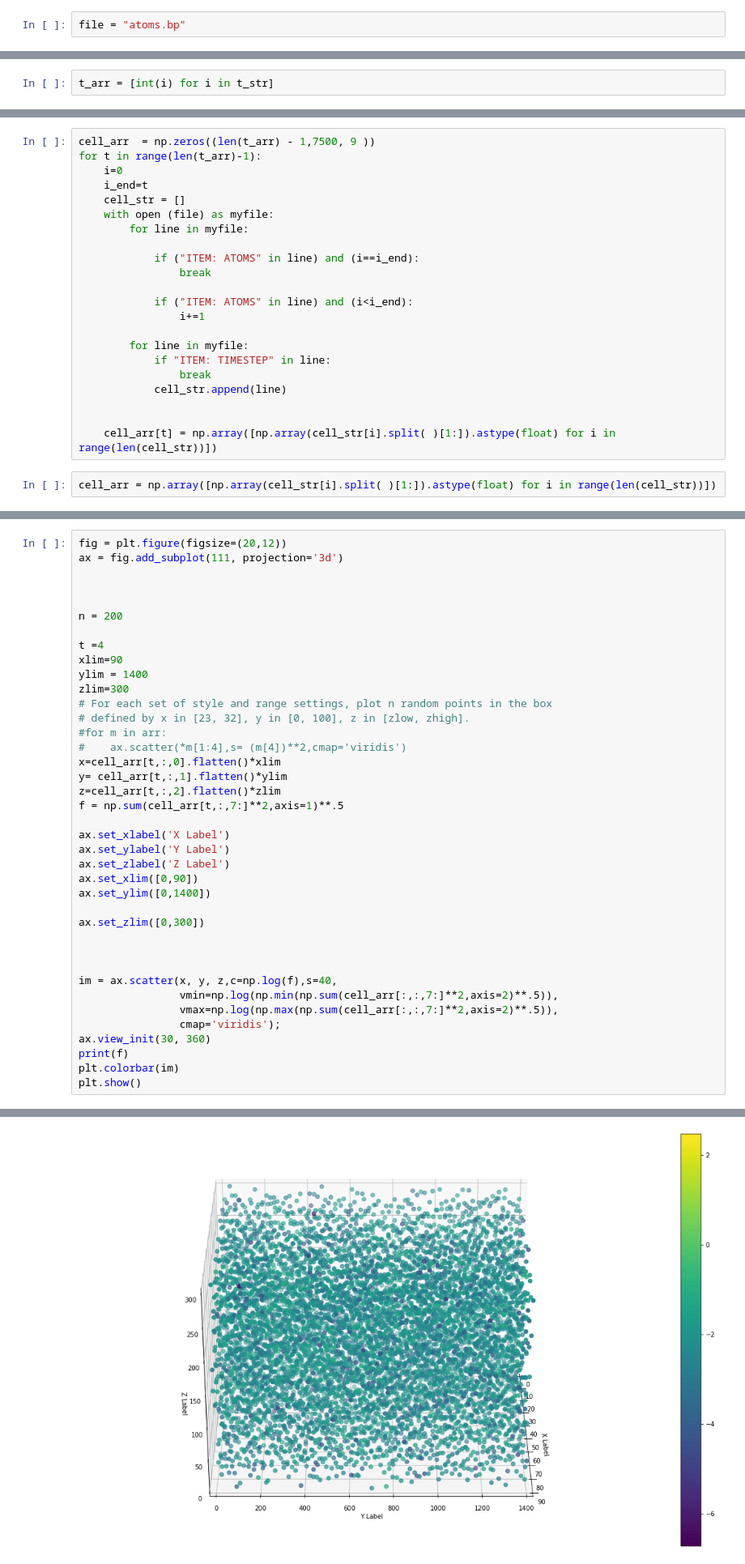
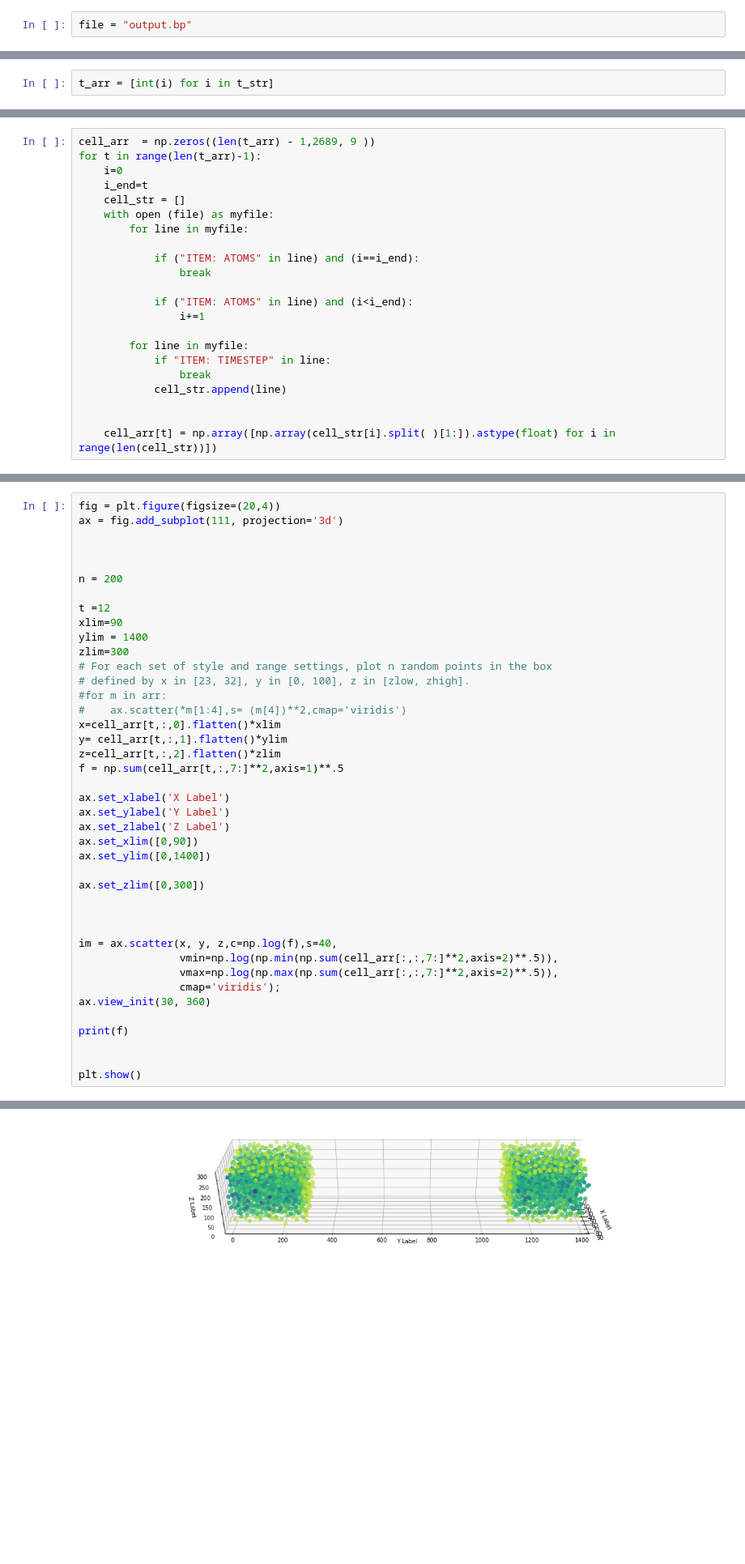
Before and after one commit to nkrishnan94/biofilm-ibm, a Jupyter notebook: sim_vis.ipynb, the cells around one changed output, grey strips where cells are left out. Shown at 81% size. Saved outputs shown, nothing was run; the diff lists cells and outputs as text; blank space fills up the shorter version.

```diff
--- a/sim_vis.ipynb
+++ b/sim_vis.ipynb
@@ -43,7 +43,7 @@ plt.plot(r/(4.125*2.5),E(r0,r,a,D,r1))
 [<matplotlib.lines.Line2D at 0x...>]
 [figure]
 # %%
-file = "atoms.bp"
+file = "output.bp"
 # %%
 f = open(file)
 # %%
@@ -65,5 +65,5 @@ len(t_arr)
 # %%
-cell_arr  = np.zeros((len(t_arr) - 1,7500, 9 ))
+cell_arr  = np.zeros((len(t_arr) - 1,2689, 9 ))
 for t in range(len(t_arr)-1):
     i=0
     i_end=t
@@ -84,8 +84,6 @@ for t in range(len(t_arr)-1):
 
 
     cell_arr[t] = np.array([np.array(cell_str[i].split( )[1:]).astype(float) for i in range(len(cell_str))])
-# %%
-cell_arr = np.array([np.array(cell_str[i].split( )[1:]).astype(float) for i in range(len(cell_str))])
 # %%
 cell_arr.shape
 # %% [output]
@@ -98,12 +111,12 @@ array([0.15578376, 0.01750237, 0.02238236, ..., 0.03850999, 0.08235795,
 # %%
-fig = plt.figure(figsize=(20,12))
+fig = plt.figure(figsize=(20,4))
 ax = fig.add_subplot(111, projection='3d')
 
 
 
 n = 200
 
-t =4
+t =12
 xlim=90
 ylim = 1400
 zlim=300
@@ -131,7 +144,9 @@ im = ax.scatter(x, y, z,c=np.log(f),s=40,
                 vmax=np.log(np.max(np.sum(cell_arr[:,:,7:]**2,axis=2)**.5)),
                 cmap='viridis');
 ax.view_init(30, 360)
+
 print(f)
-plt.colorbar(im)
+
+
 plt.show()
 # %% [output]
@@ -139,4 +154,4 @@ plt.show()
-[figure, old version]
+[figure, new version]
 # %%
 np.max(np.sum(cell_arr[:,:,7:]**2,axis=2)**.5)
 # %% [output]
```
Also changed, not shown: parts of 6 cells of this notebook, 10 other files.
